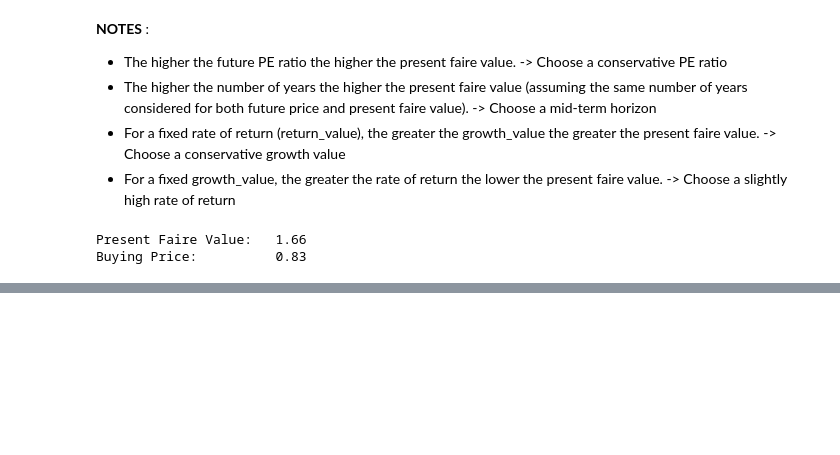
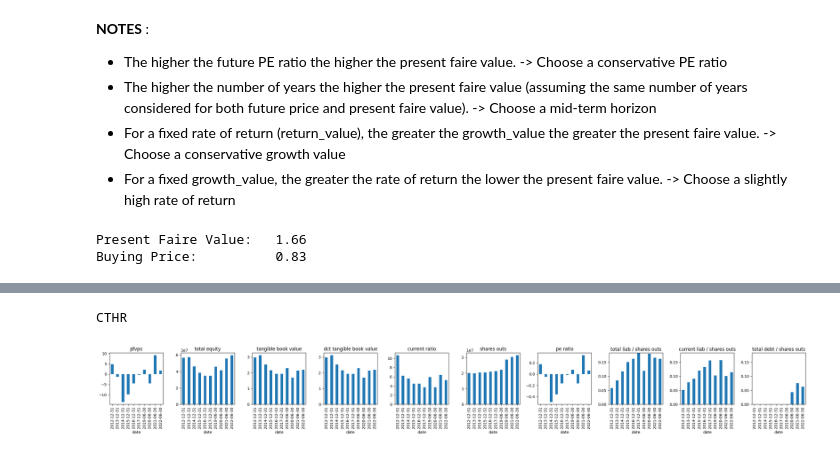
Before and after one commit to simonjpc/value_investment, a Jupyter notebook: eps-x-calculation-example.ipynb, the cells around one changed output, grey strips where cells are left out. Saved outputs shown, nothing was run; the diff lists cells and outputs as text; code cells hidden in the pictures; blank space fills up the shorter version.

```diff
--- a/eps-x-calculation-example.ipynb
+++ b/eps-x-calculation-example.ipynb
@@ -359,0 +483,7 @@ Buying Price:          0.83
+# %%
+def compute_pex_value(deco, growth_value, return_value, future_pe, years) -> float:
+    eps = deco.get("eps", 0)
+    pfv = compute_pex_value_handler(
+        eps, growth_value, return_value, future_pe, years
+    )
+    return pfv
@@ -359,0 +524,3 @@ Buying Price:          0.83
+# %%
+def compute_current_ratio(deco) -> float:
+    return deco.get("totalCurrentAssets", 0) / (deco.get("totalCurrentLiabilities", 0) + 0.1)
@@ -359,0 +551,9 @@ Buying Price:          0.83
+# %%
+def compute_de_ratio1(deco) -> float:
+    return deco["totalLiabilities"] / (deco["totalStockholdersEquity"] + 0.1)
+
+def compute_de_ratio2(deco) -> float:
+    return deco["totalCurrentLiabilities"] / (deco["totalStockholdersEquity"] + 0.1)
+
+def compute_de_ratio3(deco) -> float:
+    return deco["totalDebt"] / (deco["totalStockholdersEquity"] + 0.1)
@@ -359,0 +590,55 @@ Buying Price:          0.83
+# %%
+for ticker in ["CTHR"]:
+    # define urls
+    url_balance_sheet = f"https://financialmodelingprep.com/api/v3/balance-sheet-statement/{ticker}?limit=10&apikey={KEY}"
+    url_income_stmt = f"https://financialmodelingprep.com/api/v3/income-statement/{ticker}?limit=10&apikey={KEY}"
+    try:
+        # load data
+        response_balance_sheet = urlopen(url_balance_sheet, cafile=certifi.where())
+        response_income_stmt = urlopen(url_income_stmt, cafile=certifi.where())
+    except:
+        missed_tickers.append(ticker)
+    data_balance_sheet = response_balance_sheet.read().decode("utf-8")
+    data_balance_sheet = json.loads(data_balance_sheet)
+    if len(data_balance_sheet) < 5:
+        continue
+
+    data_income_stmt = response_income_stmt.read().decode("utf-8")
+    data_income_stmt = json.loads(data_income_stmt)
+    if len(data_income_stmt) < 5:
+        continue
+
+    balance_sheet_df = pd.DataFrame(data_balance_sheet)
+    income_stmt_df = pd.DataFrame(data_income_stmt)
+    balance_sheet_df = balance_sheet_df.set_index("date")
+    income_stmt_df = income_stmt_df.set_index("date")
+    balance_sheet_df = balance_sheet_df[bs_cols]
+    income_stmt_df = income_stmt_df[is_cols]
+
+    fs_df = pd.concat([balance_sheet_df, income_stmt_df], axis=1, join="inner")
+    fs_df = fs_df.iloc[::-1] # from oldest to newest
+    # compute PFV
+    fs_df["pfvps"] = fs_df.apply(compute_pex_value, args=(growth_value, return_value, future_pe, years,), axis=1)
+    # compute tangible book value per share
+    fs_df["tangible_book_value_ps"] = fs_df.apply(compute_tangible_book_value_ps, axis=1)
+    # compute discounted tangible book value per share
+    fs_df["dct_tangible_book_value_ps"] = fs_df.apply(compute_discounted_tangible_book_value_ps, args=(current_assets_factors, ), axis=1)
+    # compute current ratio
+    fs_df["current_ratio"] = fs_df.apply(compute_current_ratio, axis=1)
+    # get price at report date
+    fs_df["reporting_date_price"] = fs_df.apply(compute_price_at_reporting_date, axis=1)
+    # compute pe ratio
+    fs_df["pe_ratio"] = fs_df.apply(compute_pe_ratio, axis=1)
+    # compute de ratio 1
+    fs_df["de_ratio1"] = fs_df.apply(compute_de_ratio1, axis=1)
+    # compute de ratio 2
+    fs_df["de_ratio2"] = fs_df.apply(compute_de_ratio2, axis=1)
+    # compute de ratio 3
+    fs_df["de_ratio3"] = fs_df.apply(compute_de_ratio3, axis=1)
+
+    # plot indicators
+    print(ticker)
+    plot_indicators(fs_df)
+# %% [output]
+CTHR
+[figure, added]
```
Also changed, not shown: parts of 25 cells of this notebook.
